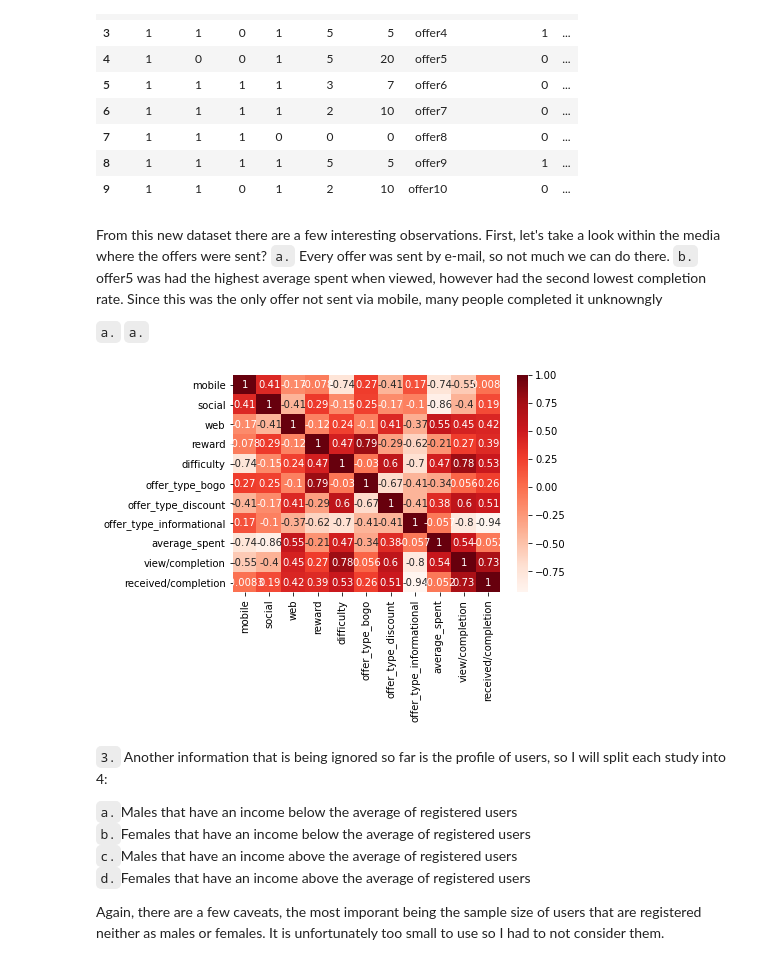
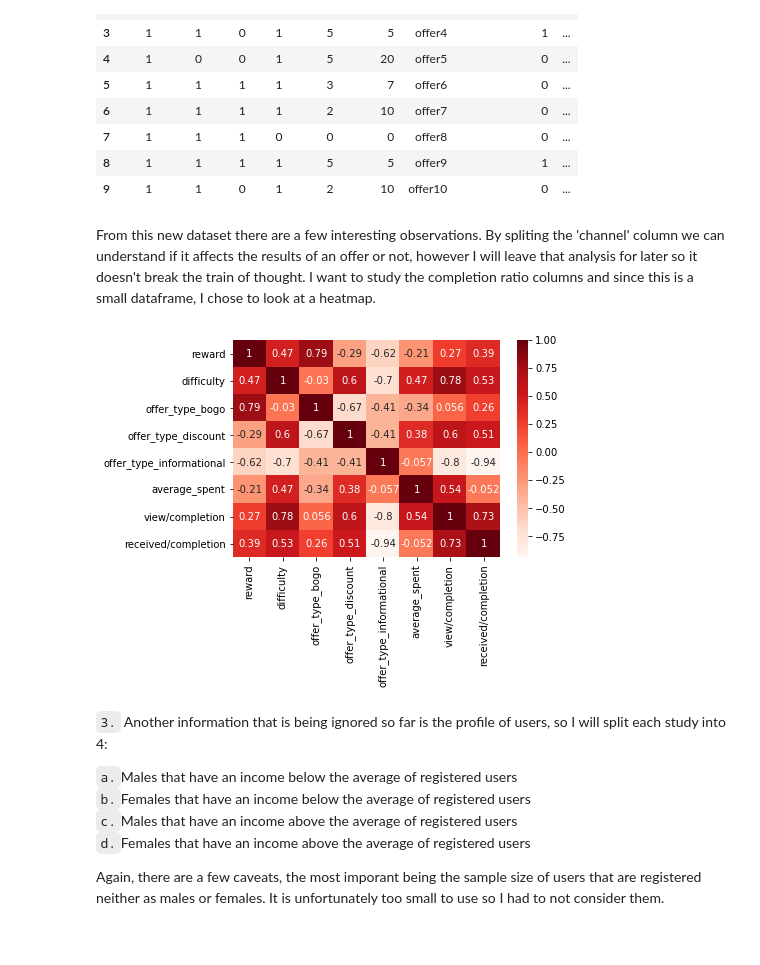
Before and after one commit to FranciscoNania/Udacity-Capstone-Starbucks, a Jupyter notebook: Starbucks Capstone.ipynb, the cells around one changed output. Drawn from its saved outputs; the diff is of its cells as text; code cells hidden in the pictures.

```diff
--- a/Starbucks Capstone.ipynb
+++ b/Starbucks Capstone.ipynb
@@ -423,19 +380,14 @@ portfolio
 | 8 | 1 | 1 | 1 | 1 | 5 | 5 | offer9 | 1 | ... |
 | 9 | 1 | 1 | 0 | 1 | 2 | 10 | offer10 | 0 | ... |
 # %% [markdown]
-From this new dataset there are a few interesting observations. First, let's take a look within the media where the offers were sent?
-`a.` Every offer was sent by e-mail, so not much we can do there.
-`b.` offer5 was had the highest average spent when viewed, however had the second lowest completion rate. Since this was the only offer not sent via mobile, many people completed it unknowngly
-
-`a.`
-`a.`
+From this new dataset there are a few interesting observations. By spliting the 'channel' column we can understand if it affects the results of an offer or not, however I will leave that analysis for later so it doesn't break the train of thought. I want to study the completion ratio columns and since this is a small dataframe, I chose to look at a heatmap.
 # %%
 plt.figure()
-sns.heatmap(portfolio[['mobile','social','web','reward','difficulty','offer','offer_type_bogo',
+sns.heatmap(portfolio[['reward','difficulty','offer','offer_type_bogo',
                        'offer_type_discount','offer_type_informational','average_spent','view/completion','received/completion']]
             .corr(), annot=True, cmap='Reds');
 # %% [output]
-[figure, old version]
+[figure, new version]
 # %% [markdown]
 `3.` Another information that is being ignored so far is the profile of users, so I will split each study into 4:
 
```
Also changed, not shown: parts of 14 cells of this notebook.
